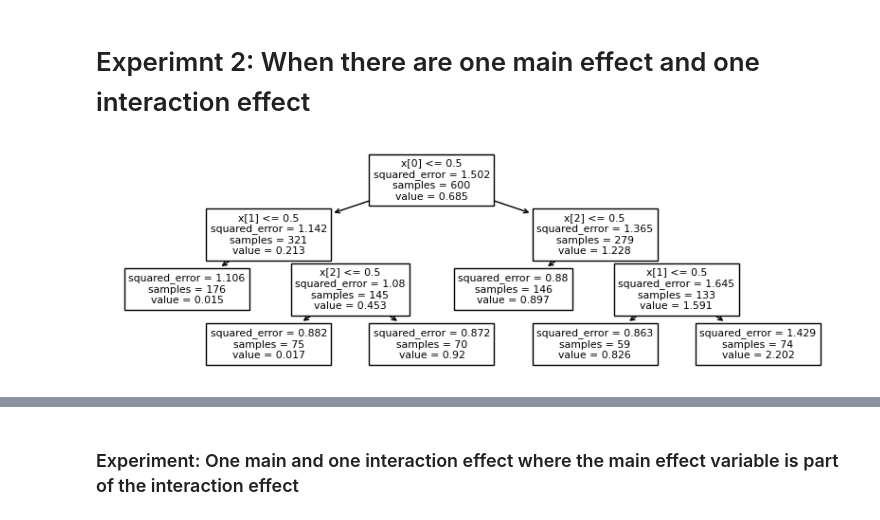
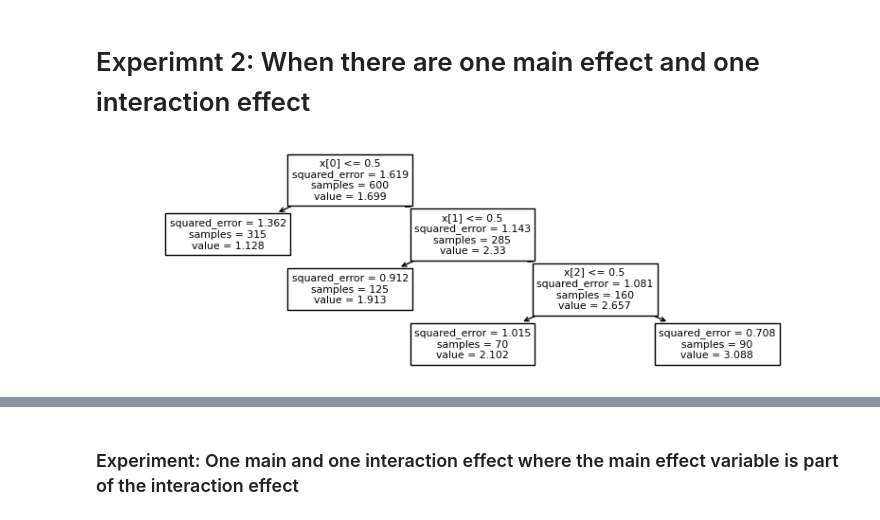
Before and after one commit to leeparkuky/barcode, a Jupyter notebook: permutation_score/testing.ipynb, the cells around one changed output, grey strips where cells are left out. Saved outputs shown, nothing was run; the diff lists cells and outputs as text; code cells hidden in the pictures.

```diff
--- a/permutation_score/testing.ipynb
+++ b/permutation_score/testing.ipynb
@@ -132,17 +158,18 @@ confidence_interval(result)
 # Experimnt 2: When there are one main effect and one interaction effect
 # %%
 df = gen_X(3, 600)
-df['y'] = df.apply(lambda seq: 1 * (seq.x1) + seq.x2 * seq.x3 + np.random.normal(), axis = 1)
+df['y'] = df.apply(lambda seq: 1+ 1 * (seq.x1) + seq.x2 * seq.x3 + np.random.normal(), axis = 1)
 
 df_test = gen_X(3, 600)
 df_test['y'] = df_test.apply(lambda seq: 1 * (seq.x1) + seq.x2 *seq.x3 + np.random.normal(), axis = 1)
 X_test = df_test.loc[:,:'x3']
 y_test = df_test.y
 # %%
-reg = DecisionTreeRegressor(ccp_alpha = 0.03)
+reg = DecisionTreeRegressor(ccp_alpha = 0.05)
 reg.fit(df[['x1','x2','x3']], df.y)
 fig, ax = plt.subplots(1,1, figsize = (10, 3))
 plot_tree(reg, ax = ax)
+fig.savefig('decision_tree_example_1')
 plt.show()
 # %% [output]
-[figure, old version]
+[figure, new version]
```
Also changed, not shown: parts of 132 cells of this notebook, 4 other files.
